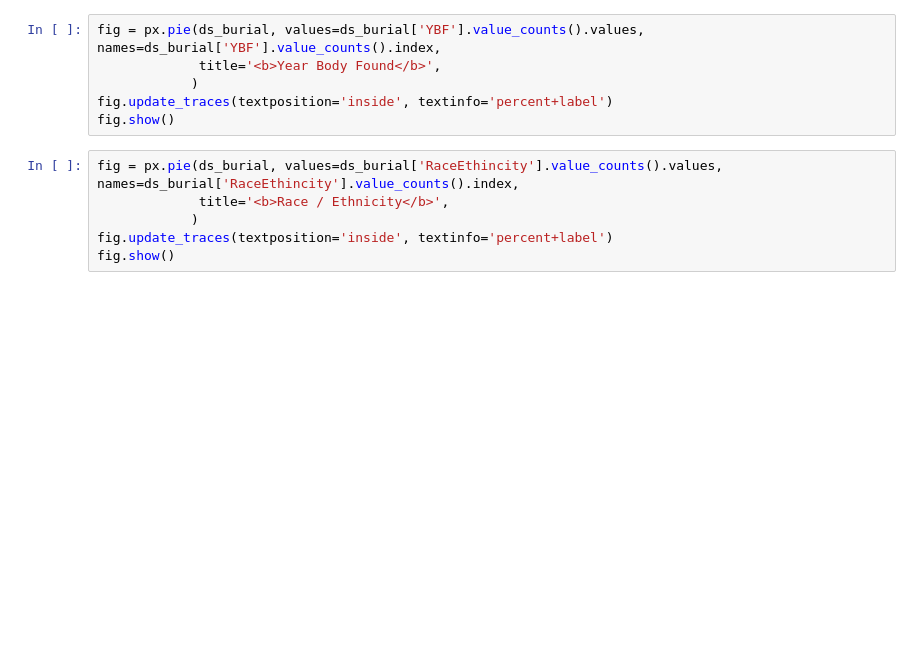
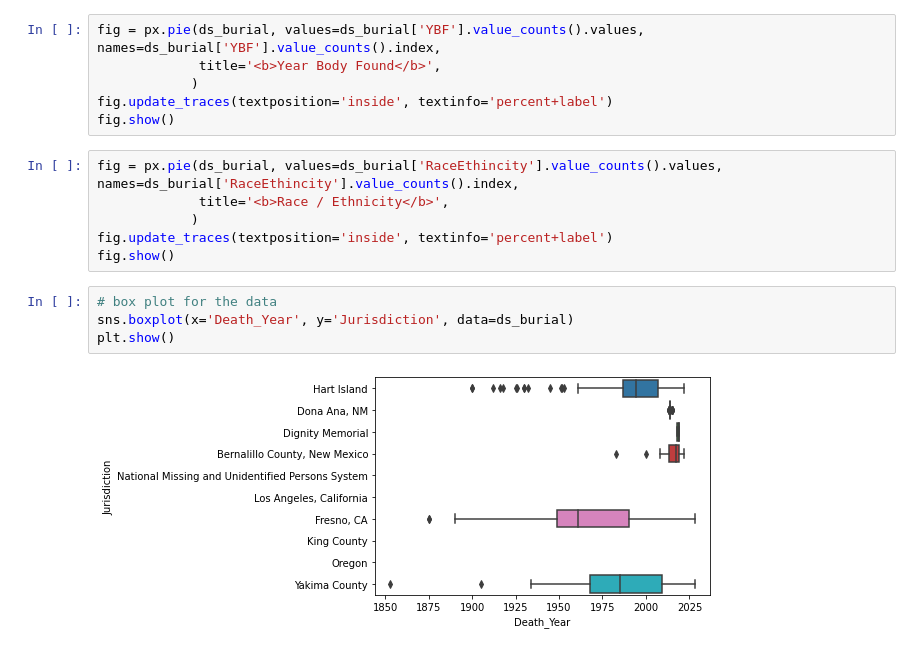
Before and after one commit to larakaracasu/Indigent-Burial-Analysis, a Jupyter notebook: merged-dataset/Exploratory_Data_Analysis.ipynb, the cells around one changed output. Saved outputs shown, nothing was run; the diff lists cells and outputs as text; blank space fills up the shorter version.

Commit message:
more visualizations

```diff
--- a/merged-dataset/Exploratory_Data_Analysis.ipynb
+++ b/merged-dataset/Exploratory_Data_Analysis.ipynb
@@ -198,3 +200,9 @@ fig = px.pie(ds_burial, values=ds_burial['RaceEthincity'].value_counts().values,
             )
 fig.update_traces(textposition='inside', textinfo='percent+label')
 fig.show()
+# %%
+# box plot for the data
+sns.boxplot(x='Death_Year', y='Jurisdiction', data=ds_burial)
+plt.show()
+# %% [output]
+[figure, added]
```
Also changed, not shown: parts of 6 cells of this notebook.
